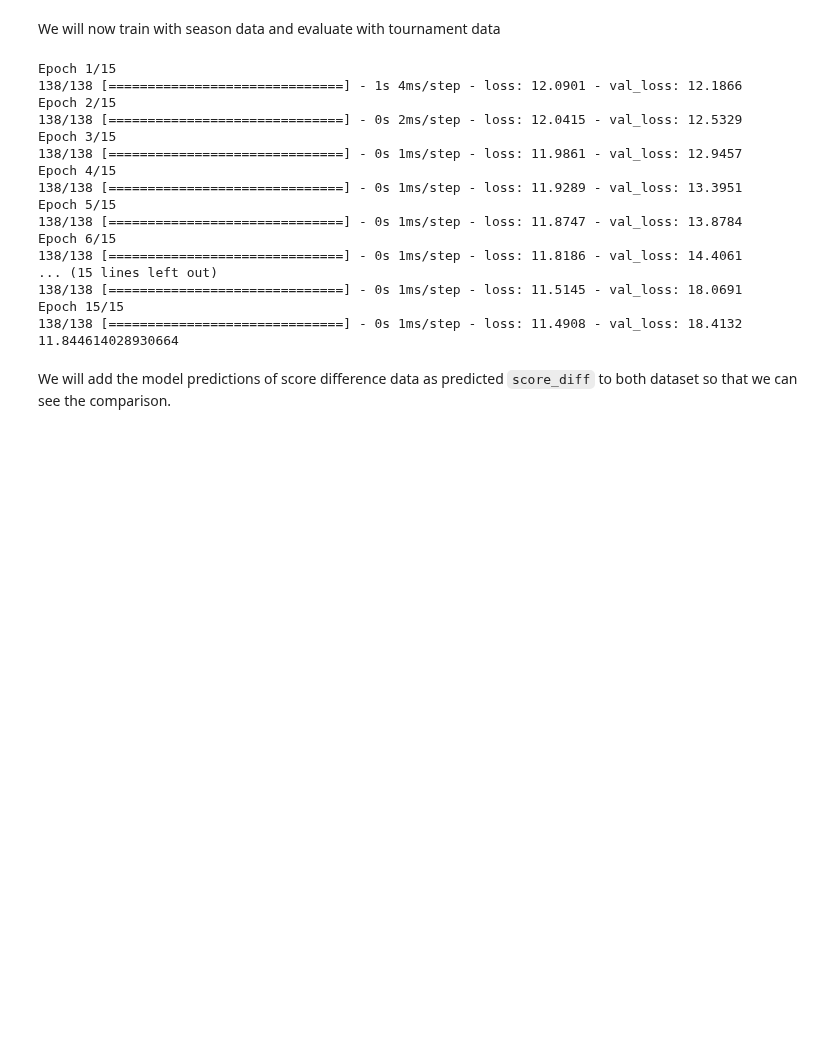
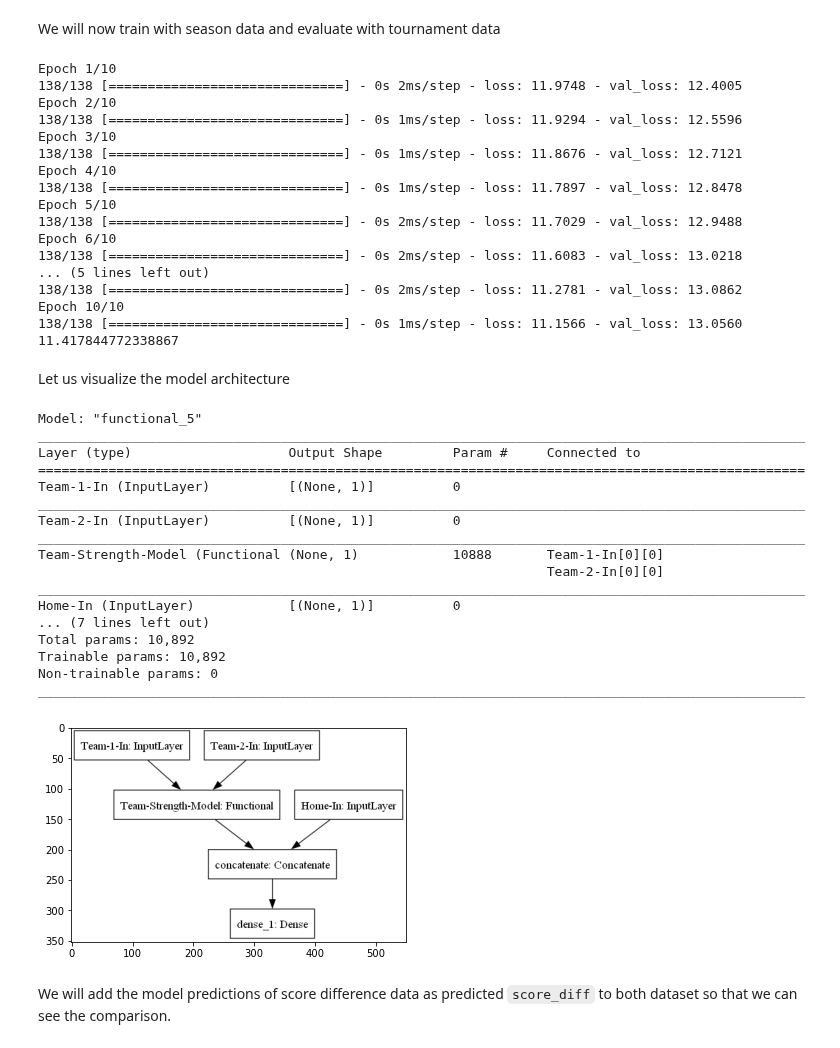
Before and after one commit to syednayeemridwan/data-science-projects, a Jupyter notebook: Basketball Game Output Prediction/Basketball ML.ipynb, the cells around one changed output. Cells and saved outputs as stored; diff of their text form; code cells hidden in the pictures; blank space fills up the shorter version.

```diff
--- a/Basketball Game Output Prediction/Basketball ML.ipynb
+++ b/Basketball Game Output Prediction/Basketball ML.ipynb
@@ -297,7 +300,7 @@ We will now train with season data and evaluate with tournament data
 # Fit the model to the games_season dataset
 model.fit([games_season['team_1'], games_season['team_2'], games_season['home']],
           games_season['score_diff'],
-          epochs=15,
+          epochs=10,
           verbose=True,
           validation_split=0.1,
           batch_size=2048)
@@ -306,23 +309,46 @@ model.fit([games_season['team_1'], games_season['team_2'], games_season['home']]
 print(model.evaluate([games_tourney['team_1'], games_tourney['team_2'], games_tourney['home']],
           games_tourney['score_diff'], verbose=False))
 # %% [output]
-Epoch 1/15
-138/138 [==============================] - 1s 4ms/step - loss: 12.0901 - val_loss: 12.1866
-Epoch 2/15
-138/138 [==============================] - 0s 2ms/step - loss: 12.0415 - val_loss: 12.5329
-Epoch 3/15
-138/138 [==============================] - 0s 1ms/step - loss: 11.9861 - val_loss: 12.9457
-Epoch 4/15
-138/138 [==============================] - 0s 1ms/step - loss: 11.9289 - val_loss: 13.3951
-Epoch 5/15
-138/138 [==============================] - 0s 1ms/step - loss: 11.8747 - val_loss: 13.8784
-Epoch 6/15
-138/138 [==============================] - 0s 1ms/step - loss: 11.8186 - val_loss: 14.4061
-... (15 lines left out)
-138/138 [==============================] - 0s 1ms/step - loss: 11.5145 - val_loss: 18.0691
-Epoch 15/15
-138/138 [==============================] - 0s 1ms/step - loss: 11.4908 - val_loss: 18.4132
-11.844614028930664
+Epoch 1/10
+138/138 [==============================] - 0s 2ms/step - loss: 11.9748 - val_loss: 12.4005
+Epoch 2/10
+138/138 [==============================] - 0s 1ms/step - loss: 11.9294 - val_loss: 12.5596
+Epoch 3/10
+138/138 [==============================] - 0s 1ms/step - loss: 11.8676 - val_loss: 12.7121
+Epoch 4/10
+138/138 [==============================] - 0s 1ms/step - loss: 11.7897 - val_loss: 12.8478
+Epoch 5/10
+138/138 [==============================] - 0s 2ms/step - loss: 11.7029 - val_loss: 12.9488
+Epoch 6/10
+138/138 [==============================] - 0s 2ms/step - loss: 11.6083 - val_loss: 13.0218
+... (5 lines left out)
+138/138 [==============================] - 0s 2ms/step - loss: 11.2781 - val_loss: 13.0862
+Epoch 10/10
+138/138 [==============================] - 0s 1ms/step - loss: 11.1566 - val_loss: 13.0560
+11.417844772338867
+# %% [markdown]
+Let us visualize the model architecture
+# %%
+model_summary(model=model, model_name="three_input_score_diff_pred.png")
+# %% [output]
+Model: "functional_5"
+__________________________________________________________________________________________________
+Layer (type)                    Output Shape         Param #     Connected to
+==================================================================================================
+Team-1-In (InputLayer)          [(None, 1)]          0
+__________________________________________________________________________________________________
+Team-2-In (InputLayer)          [(None, 1)]          0
+__________________________________________________________________________________________________
+Team-Strength-Model (Functional (None, 1)            10888       Team-1-In[0][0]
+                                                                 Team-2-In[0][0]
+__________________________________________________________________________________________________
+Home-In (InputLayer)            [(None, 1)]          0
+... (7 lines left out)
+Total params: 10,892
+Trainable params: 10,892
+Non-trainable params: 0
+__________________________________________________________________________________________________
+[figure, added]
 # %% [markdown]
 We will add the model predictions of score difference data as predicted `score_diff` to both dataset so that we can see the comparison.
 # %%
```
Also changed, not shown: parts of 19 cells of this notebook, 3 other files.
